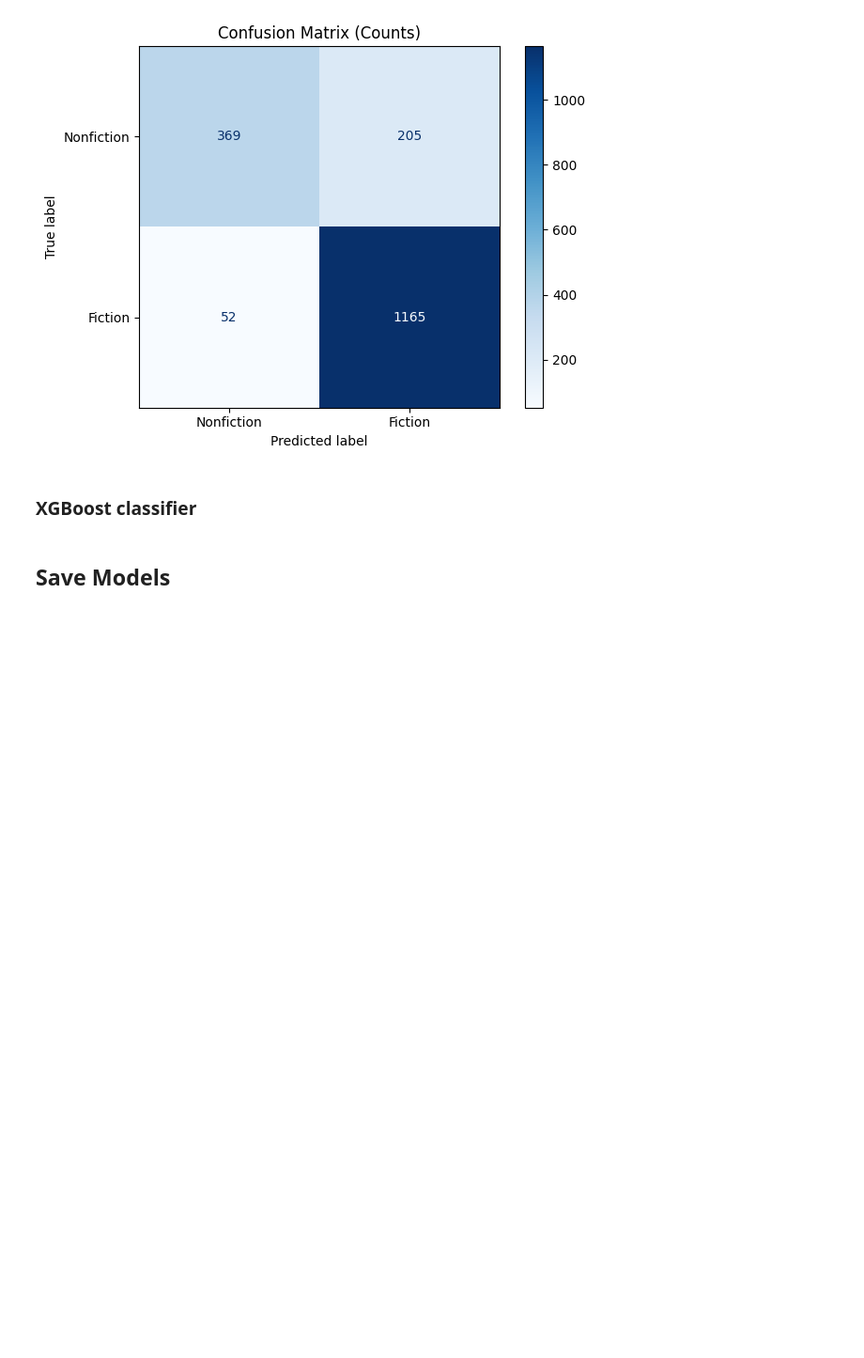
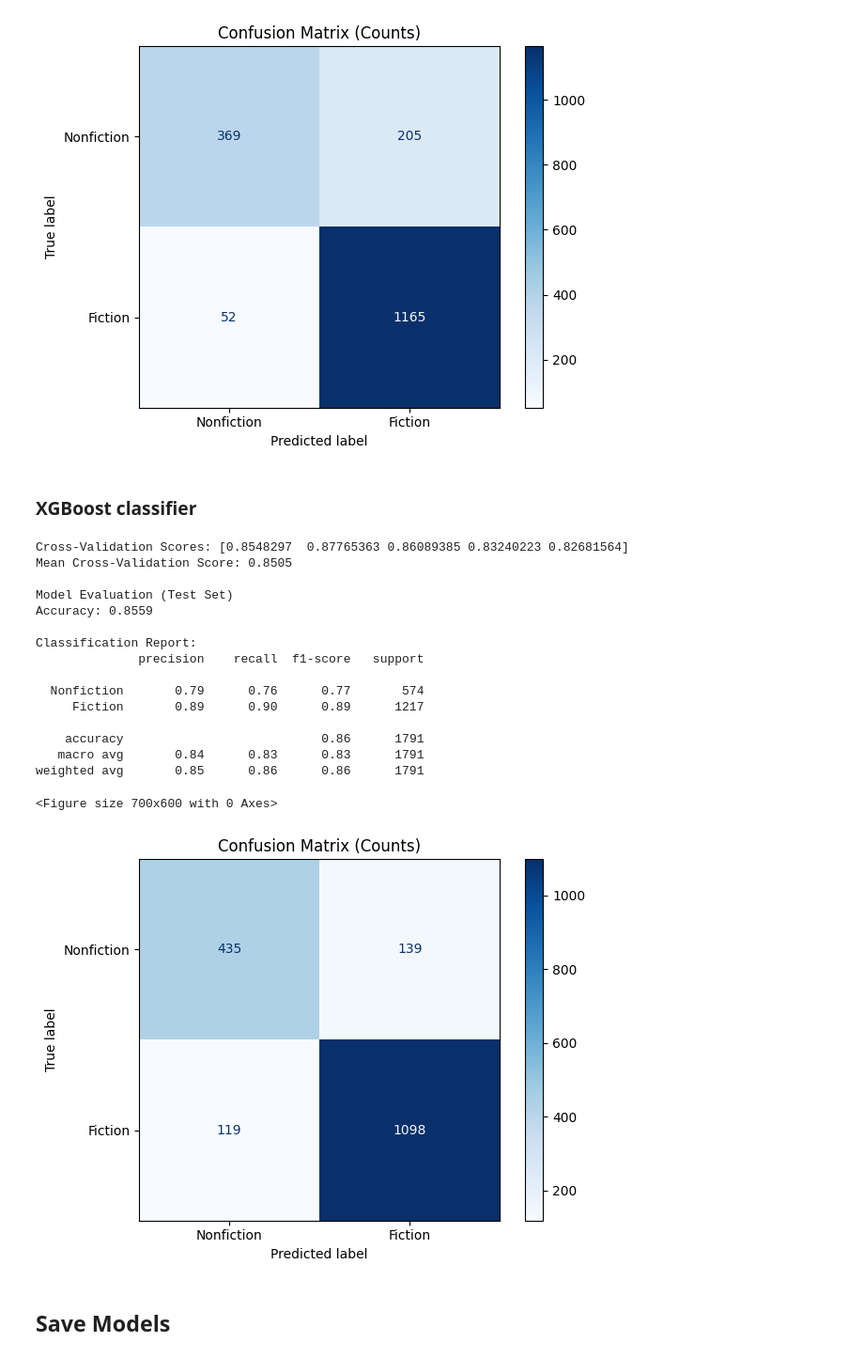
Before and after one commit to Yaser0l/Project-1, a Jupyter notebook: notebooks/EDA.ipynb, the cells around one changed output. Shown at 94% size. Saved outputs shown, nothing was run; the diff lists cells and outputs as text; code cells hidden in the pictures; blank space fills up the shorter version.

Commit message:
added xgboost and save all models to mlflow

```diff
--- a/notebooks/EDA.ipynb
+++ b/notebooks/EDA.ipynb
@@ -839,6 +844,61 @@ weighted avg       0.86      0.86      0.85      1791
 [figure]
 # %% [markdown]
 ### XGBoost classifier
+# %%
+import xgboost as xgb
+
+xgb_classifier = xgb.XGBClassifier(scale_pos_weight=0.5, random_state=42)
+xgb_classifier.fit(X_train, y_train)
+
+xgb_y_pred = xgb_classifier.predict(X_test)
+
+# Evaluation
+# y is encoded as: Fiction=1, Nonfiction=0
+labels_order = sorted(y.unique())
+label_name_map = {0: "Nonfiction", 1: "Fiction"}
+target_names = [label_name_map.get(int(lbl), str(lbl)) for lbl in labels_order]
+
+cv_scores = cross_val_score(xgb_classifier, X, y, cv=5, scoring="accuracy")
+print(f"Cross-Validation Scores: {cv_scores}")
+print(f"Mean Cross-Validation Score: {np.mean(cv_scores):.4f}")
+
+print("\nModel Evaluation (Test Set)")
+print(f"Accuracy: {accuracy_score(y_test, xgb_y_pred):.4f}")
+
+print("\nClassification Report:")
+print(classification_report(y_test, xgb_y_pred, labels=labels_order, target_names=target_names))
+
+# Confusion matrix (COUNTS ONLY)
+plt.figure(figsize=(7, 6))
+ConfusionMatrixDisplay.from_predictions(
+    y_test,
+    xgb_y_pred,
+    labels=labels_order,
+    display_labels=target_names,
+    cmap="Blues",
+    values_format="d",
+ )
+plt.title("Confusion Matrix (Counts)")
+plt.tight_layout()
+plt.show()
+# %% [output]
+Cross-Validation Scores: [0.8548297  0.87765363 0.86089385 0.83240223 0.82681564]
+Mean Cross-Validation Score: 0.8505
+
+Model Evaluation (Test Set)
+Accuracy: 0.8559
+
+Classification Report:
+              precision    recall  f1-score   support
+
+  Nonfiction       0.79      0.76      0.77       574
+     Fiction       0.89      0.90      0.89      1217
+
+    accuracy                           0.86      1791
+   macro avg       0.84      0.83      0.83      1791
+weighted avg       0.85      0.86      0.86      1791
+<Figure size 700x600 with 0 Axes>
+[figure, added]
 # %% [markdown]
 ## Save Models
 # %% [markdown]
```
Also changed, not shown: parts of 5 cells of this notebook.
